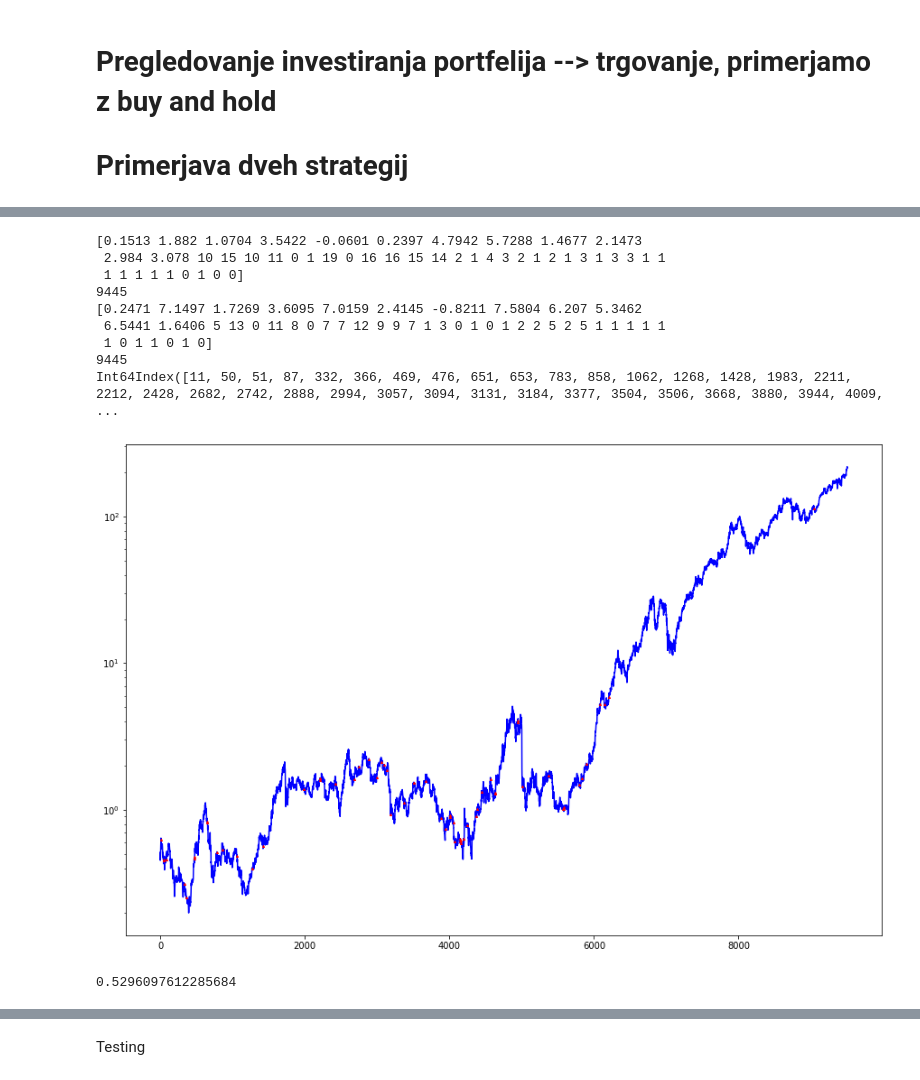
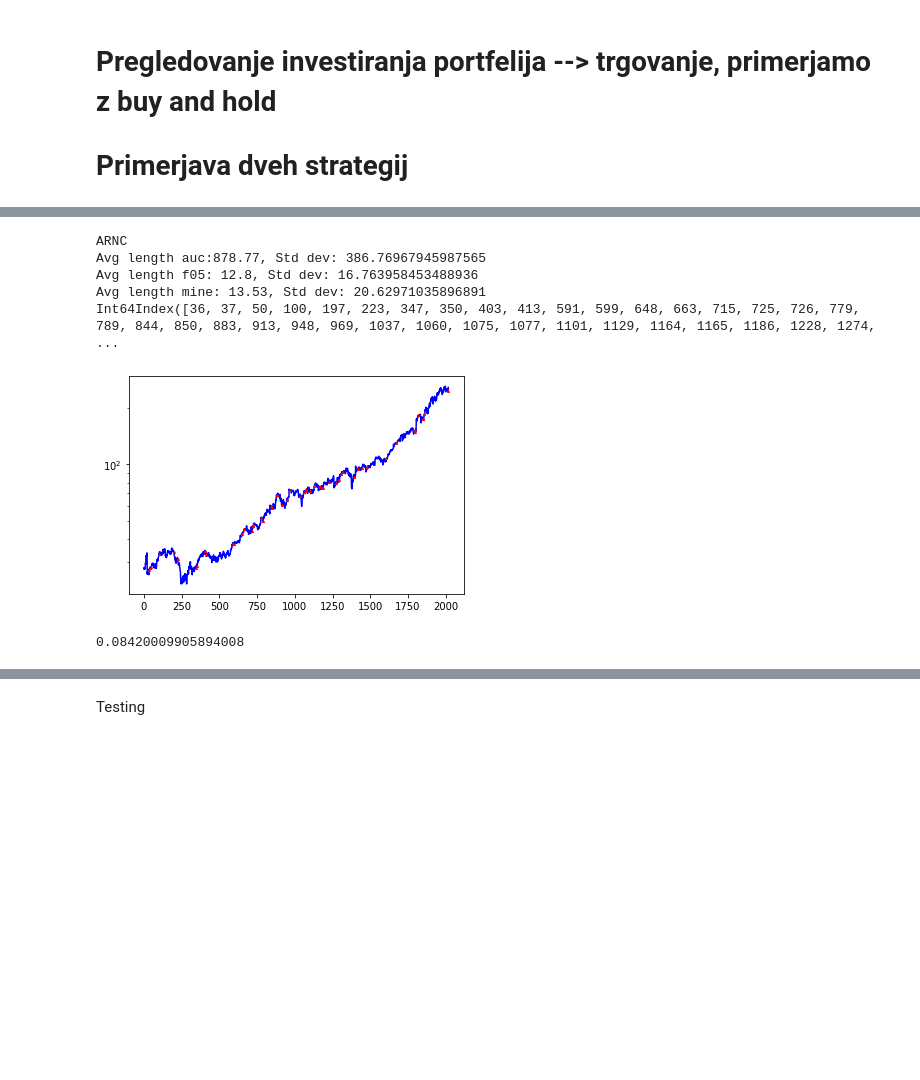
Before and after one commit to cookie1111/diplo, a Jupyter notebook: data_explorer.ipynb, the cells around one changed output, grey strips where cells are left out. Saved outputs shown, nothing was run; the diff lists cells and outputs as text; code cells hidden in the pictures; blank space fills up the shorter version.

Commit message:
half the stocks have too sparse datapoints for testing to have any conclusions on them. TODO: create single model for all and bump up the penalty on my metric

```diff
--- a/data_explorer.ipynb
+++ b/data_explorer.ipynb
@@ -1464,13 +1484,19 @@ for s in ['Train_AUC','Test_AUC']:
 # Pregledovanje investiranja portfelija --> trgovanje, primerjamo z buy and hold
 # Primerjava dveh strategij
 # %%
-def combined_filter_strategy(solution,start_date,df,n_lagged = 20):
+def combined_filter_strategy(solution: list, start_date: datetime.datetime, df: pd.DataFrame, n_lagged: int = 20) -> list:
+        """
+        Calculates pivot points based on filter parameters
+        :param solution: [retUP,volUP,vol5UP,vol10UP,vol15UP,vol20UP,retDW,volDW,vol5DW,vol10DW,vol15DW,vol20DW,priorRUp,priorVUp,priorvol5UP,priorvol10UP,priorvol15UP,priorvol20UP,priorRDW,priorVDW,priorvol5DW,priorvol10DW,priorvol15DW,priorvol20DW,posR,pos1,pos5,pos10,pos15,pos20,posRD,pos1D,pos5D,pos10D,pos15D,pos20D,con1,con2,con3,con4,con5,cond1,cond2,cond3,cond4,cond5,skupi] all the filters are floats and representchange of metrix in percent: retUP is return change compared to 1 day back while vol5UP is volume change compared to 5 days back
+        :param start_date: date at which we want the strategy to start calculating
+        :param df: datafram of the stock price and all other parameters
+        :param n_lagged: how many days do we have to lag the whole dataset due to missing values
+        :return: list of pivot points
+        """
         #47 genov
-        #solution = [retUP,volUP,vol5UP,vol10UP,vol15UP,vol20UP,retDW,volDW,vol5DW,vol10DW,vol15DW,vol20DW,priorRUp,priorVUp,priorvol5UP,priorvol10UP,priorvol15UP,priorvol20UP,priorRDW,priorVDW,priorvol5DW,priorvol10DW,priorvol15DW,priorvol20DW,posR,pos1,pos5,pos10,pos15,pos20,posRD,pos1D,pos5D,pos10D,pos15D,pos20D,con1,con2,con3,con4,con5,cond1,cond2,cond3,cond4,cond5,skupi]
 
         #n_lagged tells us how much history we need prior to the investment
         start_buffer = start_date - datetime.timedelta(days=n_lagged)
-
         ####TRANSLATE TO POS ARGS####
         posu = [-1]*6
         posd = [-1]*6
@@ -1504,7 +1530,7 @@ def combined_filter_strategy(solution,start_date,df,n_lagged = 20):
             start = start + 1
 
         #############################
-        print(solution)
+        #print(solution)
         for ite in range(len(solution)):
             if ite<12 and solution[ite] <= -1:
                 return -1
@@ -1514,7 +1540,6 @@ def combined_filter_strategy(solution,start_date,df,n_lagged = 20):
 
         test = df.loc[df["date"]>start_buffer]
 
-        ############QUERY SPEED TEST##############
         col_names = ['return_sh','vol_sh','vol5_sh','vol10_sh','vol15_sh','vol20_sh']
         test['return_sh'] = test['return'].shift( (solution[12]))
         test['vol_sh'] = test['volume%'].shift( (solution[13]))
@@ -1552,10 +1577,7 @@ def combined_filter_strategy(solution,start_date,df,n_lagged = 20):
             '(' +col_names[posd[5]] + ' < ' + str(solution[posd[5]]) + '))))))')
 
 
-        print(len(test))
         up = test.query(q).index
-        #res = np.array([False]*len(test))
-        #res[up] =True
 
         #returns pivot points so points where price supposedly took a turn
         return up
@@ -1573,30 +1587,39 @@ Int64Index([  19,   21,   22,   23,   24,   25,   26,   29,   30,   32,
 # %%
 def visualize_pivot_points(pivots,stock):
     plt.plot(range(len(stock.open)),stock.open,color='b',zorder=0)
     for pivot,marker,color in pivots:
         plt.scatter(pivot,stock.open.iloc[pivot],marker=marker,color=color,s=4,zorder=1)
     plt.yscale('log')
     plt.show()
 
-ticker = "AAPL"
+max_t = max_history_ticker(ticker400_data)
+print(max_t)
+date_75 = ticker400_data[max_t].iloc[int(len(ticker400_data[max_t])/4*3)].date
+
+
 #20 percent is too much
 percent = 10
-pivots = combined_filter_strategy(res.loc[(res["Ticker"] == ticker) & (res["Percent"] == percent)]['Train_solution'].iloc[0],ticker400_data[ticker].iloc[int(len(ticker400_data)/4*3)].date,ticker400_data[ticker],n_lagged = 20)
-pivots2 = combined_filter_strategy(res_f05.loc[(res_f05["Ticker"] == ticker) & (res_f05["Percent"] == percent)]['Train_solution'].iloc[0],ticker400_data[ticker].iloc[int(len(ticker400_data)/4*3)].date,ticker400_data[ticker],n_lagged = 20)
+auc_lens = [len(combined_filter_strategy(res_auc.loc[(res_auc["Ticker"] == x) & (res_auc["Percent"] == percent)]["Train_solution"].iloc[0],ticker400_data[x].iloc[int(len(ticker400_data[x])/4*3)].date,ticker400_data[x],n_lagged = 20))for x in ticker400_data]
+f05_lens = [len(combined_filter_strategy(res_f05.loc[(res_f05["Ticker"] == ticker) & (res_f05["Percent"] == percent)]["Train_solution"].iloc[0],ticker400_data[ticker].iloc[int(len(ticker400_data[ticker])/4*3)].date,ticker400_data[ticker],n_lagged = 20)) for ticker in ticker400_data]
+mine_lens = [len(combined_filter_strategy(res_mine.loc[(res_mine["Ticker"] == ticker) & (res_mine["Percent"] == percent)]["Train_solution"].iloc[0],ticker400_data[ticker].iloc[int(len(ticker400_data[ticker])/4*3)].date,ticker400_data[ticker],n_lagged = 20)) for ticker in ticker400_data]
+print(f'Avg length auc:{sum(auc_lens)/100}, Std dev: {math.sqrt(sum([(x - sum(auc_lens)/100) ** 2 for x in auc_lens])/99)}')
+print(f'Avg length f05: {sum(f05_lens)/100}, Std dev: {math.sqrt(sum([(x - sum(f05_lens)/100) ** 2 for x in f05_lens])/99)}')
+print(f'Avg length mine: {sum(mine_lens)/100}, Std dev: {math.sqrt(sum([(x - sum(mine_lens)/100) ** 2 for x in mine_lens])/99)}')
+
+ticker = "ADBE"
+pivots = combined_filter_strategy(res_auc.loc[(res_auc["Ticker"] == ticker) & (res_auc["Percent"] == percent)]['Train_solution'].iloc[0],ticker400_data[ticker].iloc[int(len(ticker400_data[ticker])/4*3)].date,ticker400_data[ticker],n_lagged = 20)
+pivots2 = combined_filter_strategy(res_f05.loc[(res_f05["Ticker"] == ticker) & (res_f05["Percent"] == percent)]["Train_solution"].iloc[0],ticker400_data[ticker].iloc[int(len(ticker400_data[ticker])/4*3)].date,ticker400_data[ticker],n_lagged = 20)
+pivots3 = combined_filter_strategy(res_mine.loc[(res_mine["Ticker"] == ticker) & (res_mine["Percent"] == percent)]["Train_solution"].iloc[0],ticker400_data[ticker].iloc[int(len(ticker400_data[ticker])/4*3)].date,ticker400_data[ticker],n_lagged = 20)
 #pivots=ticker400_trend10["AAPL"]
 stock = ticker400_data[ticker]
-print(pivots2)
-visualize_pivot_points([(pivots2,'^','r')],stock)
+print(pivots3)
+visualize_pivot_points([(pivots3,'^','r')],stock.loc[stock["date"]>ticker400_data[ticker].iloc[int(len(ticker400_data[ticker])/4*3)].date])
 print(len(pivots)/len(stock))
 # %% [output]
-[0.1513 1.882 1.0704 3.5422 -0.0601 0.2397 4.7942 5.7288 1.4677 2.1473
- 2.984 3.078 10 15 10 11 0 1 19 0 16 16 15 14 2 1 4 3 2 1 2 1 3 1 3 3 1 1
- 1 1 1 1 1 0 1 0 0]
-9445
-[0.2471 7.1497 1.7269 3.6095 7.0159 2.4145 -0.8211 7.5804 6.207 5.3462
- 6.5441 1.6406 5 13 0 11 8 0 7 7 12 9 9 7 1 3 0 1 0 1 2 2 5 2 5 1 1 1 1 1
- 1 0 1 1 0 1 0]
-9445
-Int64Index([11, 50, 51, 87, 332, 366, 469, 476, 651, 653, 783, 858, 1062, 1268, 1428, 1983, 2211, 2212, 2428, 2682, 2742, 2888, 2994, 3057, 3094, 3131, 3184, 3377, 3504, 3506, 3668, 3880, 3944, 4009,  ...
+ARNC
+Avg length auc:878.77, Std dev: 386.76967945987565
+Avg length f05: 12.8, Std dev: 16.763958453488936
+Avg length mine: 13.53, Std dev: 20.62971035896891
+Int64Index([36, 37, 50, 100, 197, 223, 347, 350, 403, 413, 591, 599, 648, 663, 715, 725, 726, 779, 789, 844, 850, 883, 913, 948, 969, 1037, 1060, 1075, 1077, 1101, 1129, 1164, 1165, 1186, 1228, 1274,  ...
-[figure, old version]
+[figure, new version]
-0.5296097612285684
+0.08420009905894008
```
Also changed, not shown: parts of 15 cells of this notebook.
